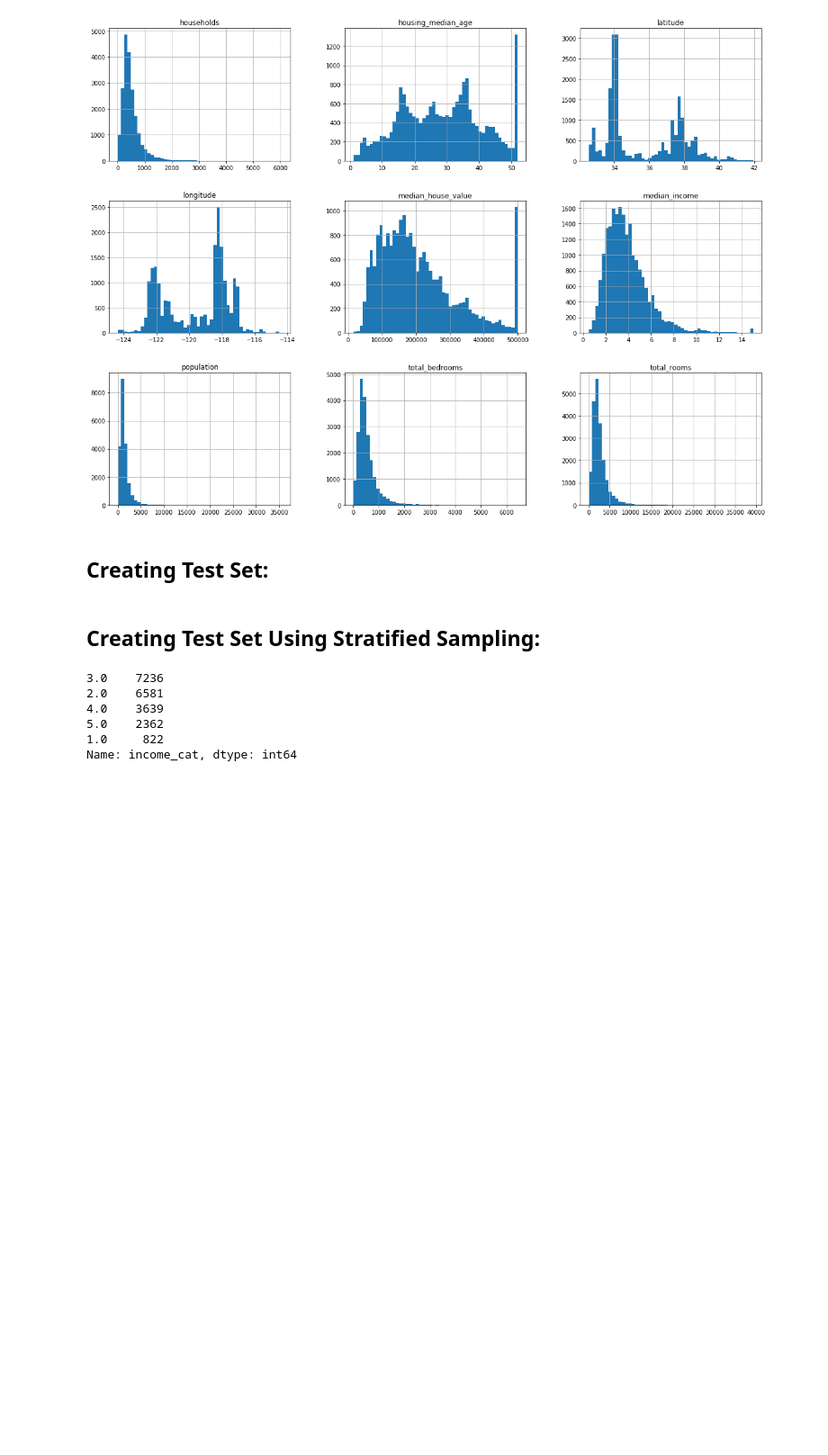
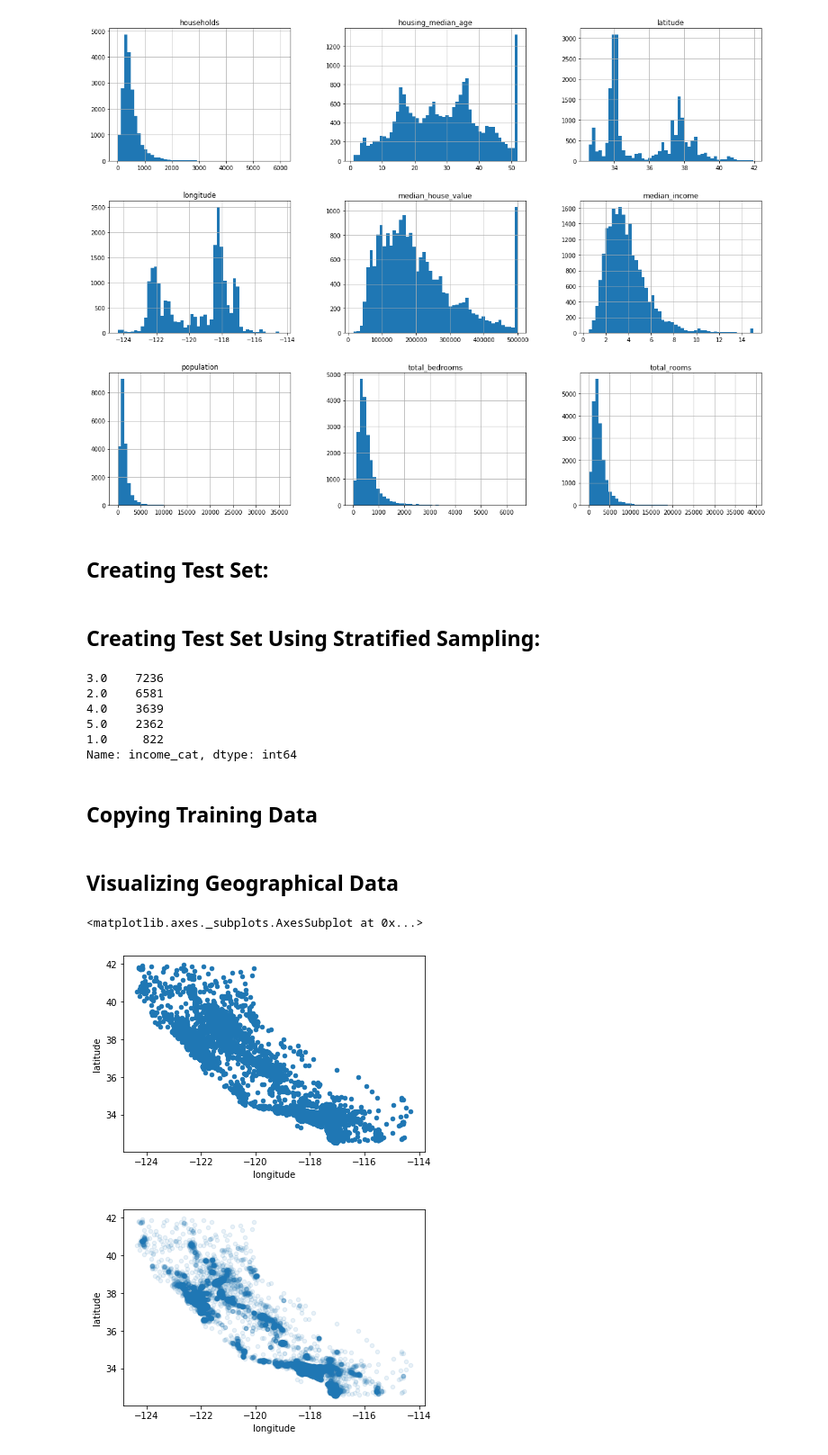
Before and after one commit to tusharchopratech/hmst, a Jupyter notebook: housing.ipynb, the cells around one changed output. Shown at 90% size. Drawn from its saved outputs; the diff is of its cells as text; code cells hidden in the pictures; blank space fills up the shorter version.

```diff
--- a/housing.ipynb
+++ b/housing.ipynb
@@ -92,3 +92,16 @@ housing["income_cat"].value_counts()
 5.0    2362
 1.0     822
 Name: income_cat, dtype: int64
+# %% [markdown]
+## Copying Training Data
+# %%
+housing = strat_train_set.copy()
+# %% [markdown]
+## Visualizing Geographical Data
+# %%
+housing.plot(kind="scatter", y="latitude",x="longitude")
+housing.plot(kind="scatter", y="latitude",x="longitude", alpha = 0.1) #alpha for High Density Points
+# %% [output]
+<matplotlib.axes._subplots.AxesSubplot at 0x...>
+[figure, added]
+[figure, added]
```
Also changed, not shown: parts of 9 cells of this notebook, 1 other file.
